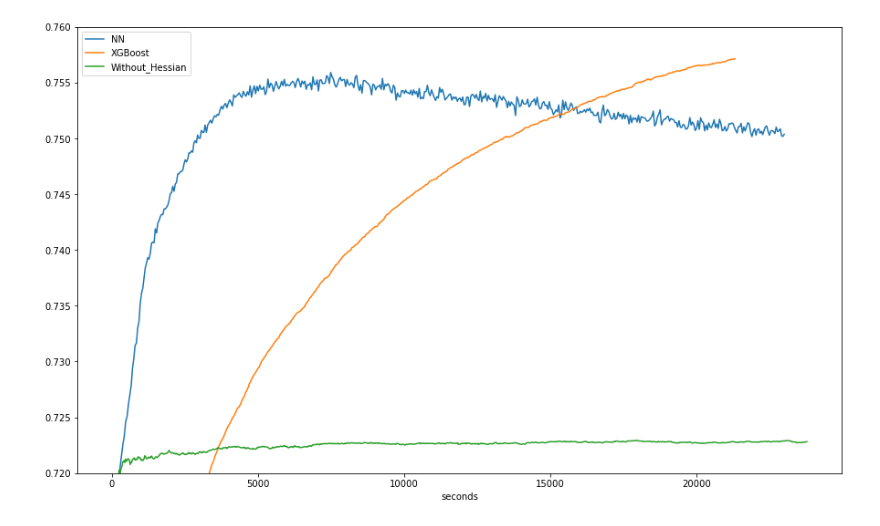
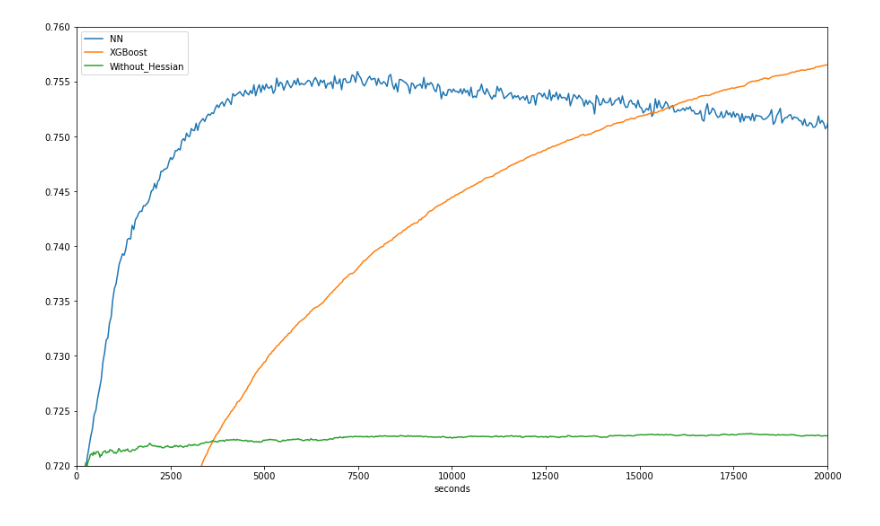
Before and after one commit to jkang98/plrank-short-paper, a Jupyter notebook: experiments/yahoo/K=5/plot_K_5_yahoo.ipynb, the cells around one changed output. Cells and saved outputs as stored; diff of their text form; code cells hidden in the pictures.

```diff
--- a/experiments/yahoo/K=5/plot_K_5_yahoo.ipynb
+++ b/experiments/yahoo/K=5/plot_K_5_yahoo.ipynb
@@ -51,26 +51,27 @@ for file in Without_Hessian_files:
 # %%
 plt.figure(figsize=(15, 9))
 plt.plot(
     np.mean(np.array(NN_runtimes), axis=0),
     np.mean(np.array(NN_NDCGs), axis=0),
     label="NN",
 )
 plt.plot(
     np.mean(np.array(XGBoost_runtimes), axis=0),
     np.mean(np.array(XGBoost_NDCGs), axis=0),
     label="XGBoost",
 )
 plt.plot(
     np.mean(np.array(Without_Hessian_runtimes), axis=0),
     np.mean(np.array(Without_Hessian_NDCGs), axis=0),
     label="Without_Hessian",
 )
+plt.xlim(0, 20000)
 plt.ylim(0.72, 0.76)
 plt.legend()
 plt.xlabel("seconds")
 plt.show()
 # %% [output]
-[figure, old version]
+[figure, new version]
 # %%
 plt.figure(figsize=(15, 9))
 plt.plot(
```
Also changed, not shown: parts of 3 cells of this notebook, 47 other files.
